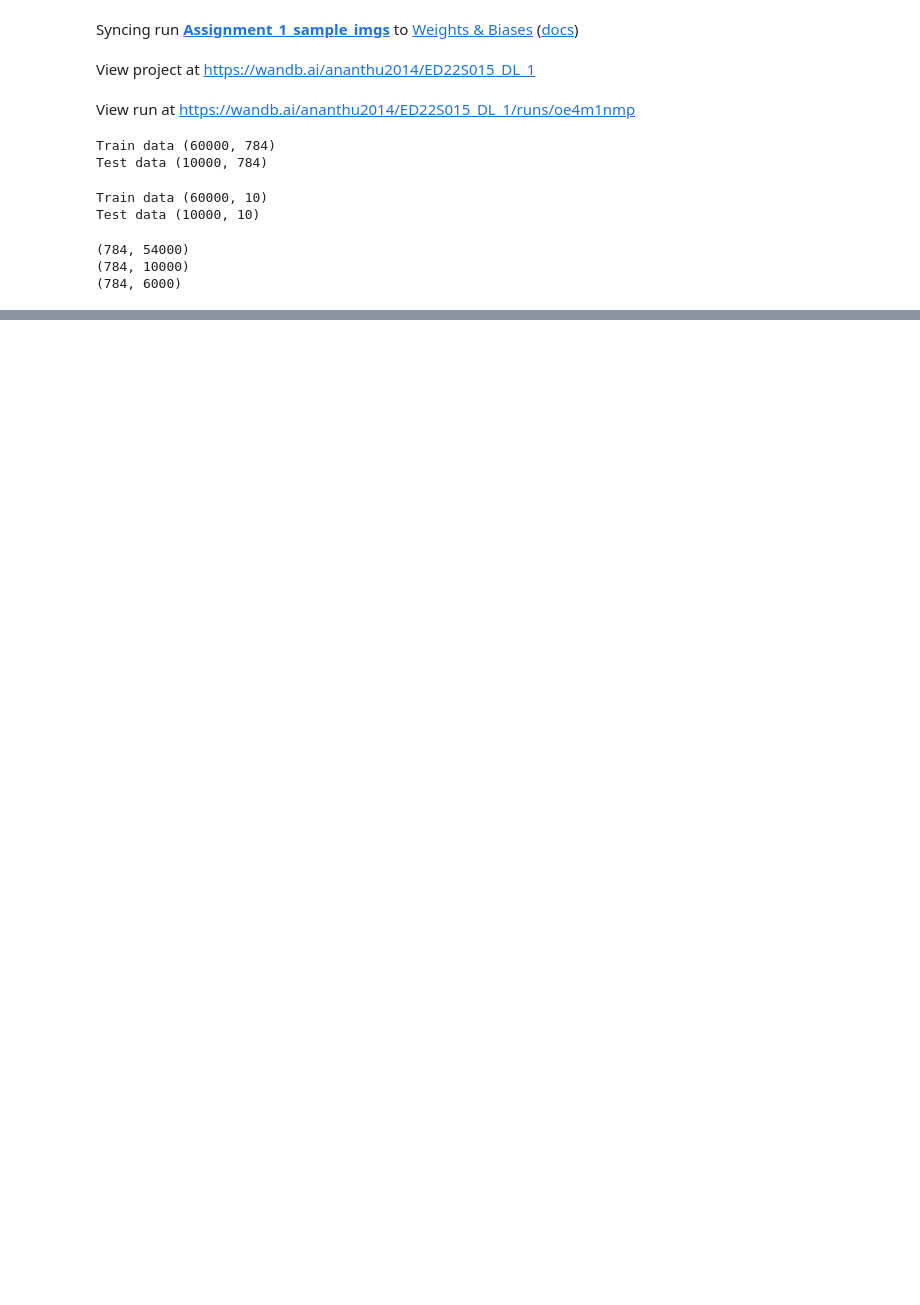
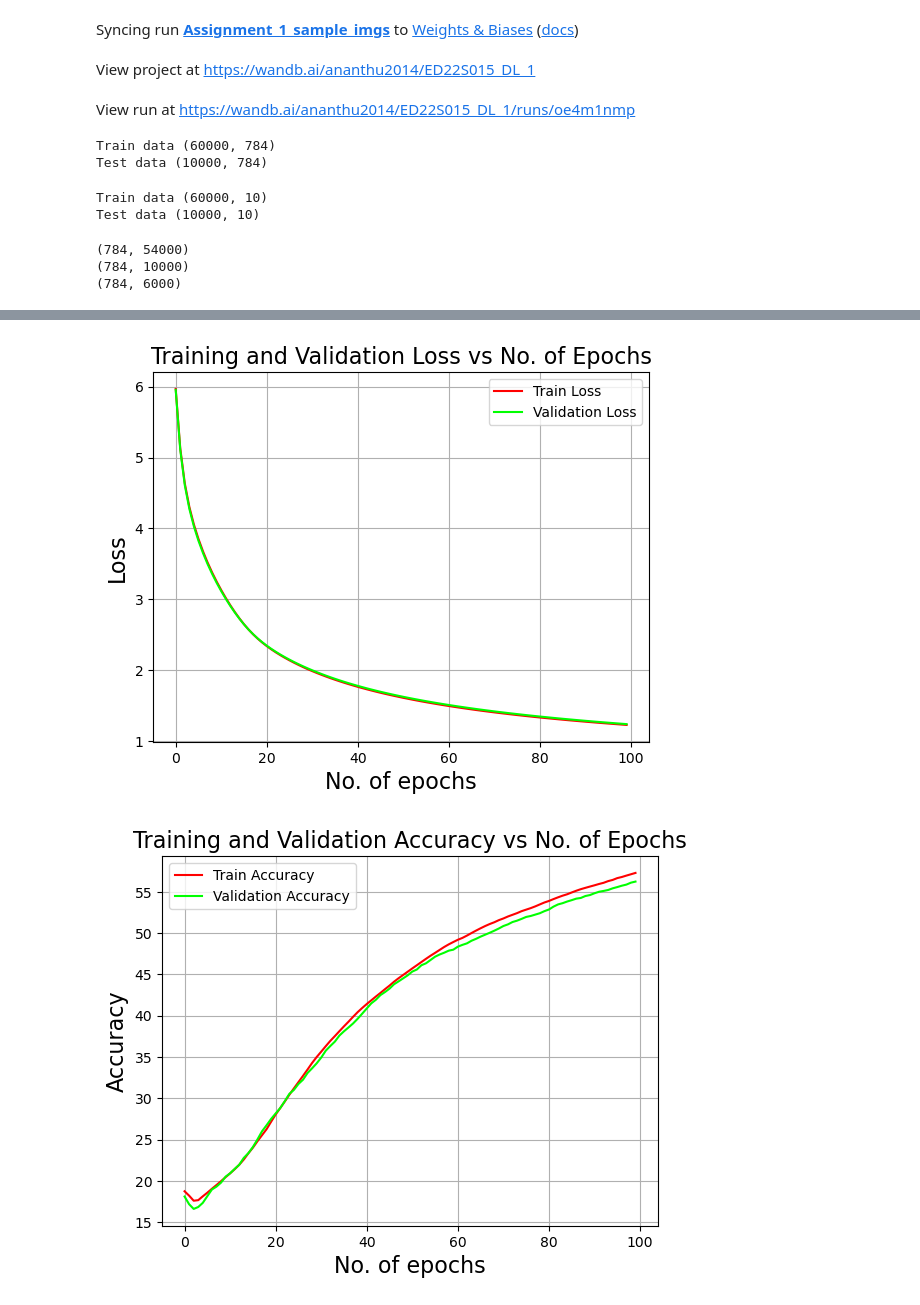
Before and after one commit to ananthu2014/MNIST_and_Fashion-MNIST_Image-Classification, a Jupyter notebook: Assignment 1/CS6910 Assignment 1.ipynb, the cells around one changed output, grey strips where cells are left out. Drawn from its saved outputs; the diff is of its cells as text; code cells hidden in the pictures; blank space fills up the shorter version.

```diff
--- a/Assignment 1/CS6910 Assignment 1.ipynb
+++ b/Assignment 1/CS6910 Assignment 1.ipynb
@@ -511,3 +625,4 @@ NameError: name 'cost_train' is not defined
 # %%
-neural_network(x_train,y_train,x_val,y_val,optimizer='stochastic_gradient_descent',epochs=10)
+'''Stochastic gradient descent'''
+neural_network(x_train,y_train,x_val,y_val,optimizer='stochastic_gradient_descent',epochs=100,learning_rate=0.000001,neurons=128)
 # %% [output]
@@ -527 +646,3 @@ epoch:   9  Train error:      4.08  Train accuracy:     9.94 Val error:     1.40
+[figure, added]
+[figure, added]
 # %%
```
Also changed, not shown: parts of 13 cells of this notebook.
